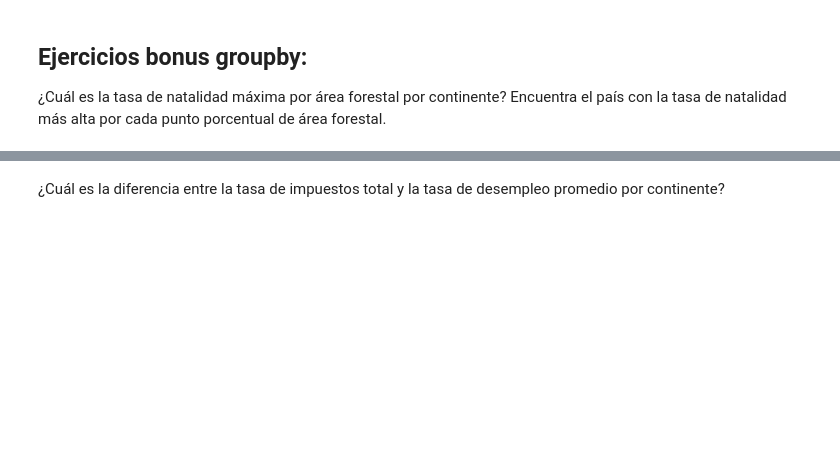
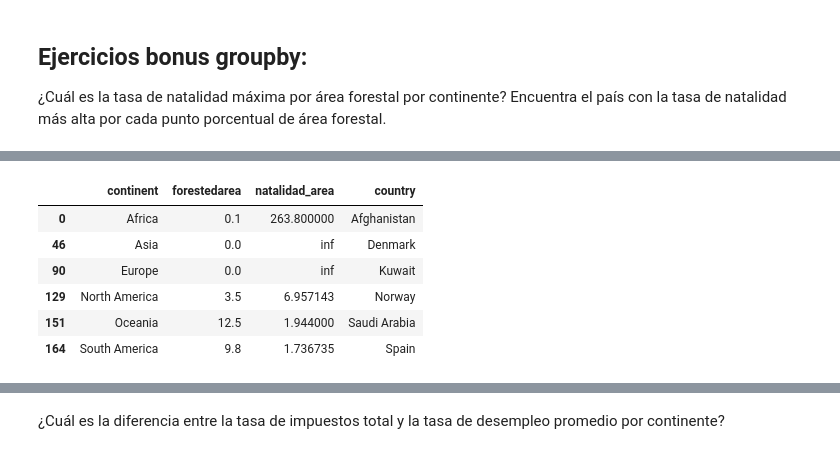
Before and after one commit to karinem0/promoG-modulo3-sprint1-pairprogramming-Fedra-Karine, a Jupyter notebook: 5.Agrupacion_datos_apply_Pair_programming.ipynb, the cells around one changed output, grey strips where cells are left out. Cells and saved outputs as stored; diff of their text form; code cells hidden in the pictures; blank space fills up the shorter version.

Commit message:
nuevos cambios pair 5

```diff
--- a/5.Agrupacion_datos_apply_Pair_programming.ipynb
+++ b/5.Agrupacion_datos_apply_Pair_programming.ipynb
@@ -466,3 +610,12 @@ Encuentra el país con la tasa de maternidad más alta por punto porcentual de t
 ## Ejercicios bonus groupby:
 
 ¿Cuál es la tasa de natalidad máxima por área forestal por continente? Encuentra el país con la tasa de natalidad más alta por cada punto porcentual de área forestal.
+# %%
+natalidad = df_world.groupby(['continent', 'forestedarea']).agg({'birthrate': 'max', 'forestedarea' : 'mean'})
+# Calculamos la tasa de natalidad por area forestal:
+natalidad_area =  natalidad['birthrate'] / natalidad['forestedarea']
+# Lo sacamos como data frame y renombras columna 0 para mejor comprensión:
+df_natalidad_area = natalidad_area.reset_index()
+df_natalidad_area.rename(columns={0:'natalidad_area'}, inplace=True)
+# Comprobamos que los cambios se han hecho correctamente:
+df_natalidad_area.head(5)
@@ -468,0 +629,13 @@ Encuentra el país con la tasa de maternidad más alta por punto porcentual de t
+# %%
+# Respuesta que nos da chatgpt: ¡REVISAR!
+df_natalidad_area_max = df_natalidad_area.loc[df_natalidad_area.groupby('continent')['natalidad_area'].idxmax()]
+df_natalidad_area_max['country'] = df_world.loc[df_natalidad_area_max.index]['country']
+df_natalidad_area_max
+# %% [output]
+|  | continent | forestedarea | natalidad_area | country |
+| 0 | Africa | 0.1 | 263.800000 | Afghanistan |
+| 46 | Asia | 0.0 | inf | Denmark |
+| 90 | Europe | 0.0 | inf | Kuwait |
+| 129 | North America | 3.5 | 6.957143 | Norway |
+| 151 | Oceania | 12.5 | 1.944000 | Saudi Arabia |
+| 164 | South America | 9.8 | 1.736735 | Spain |
```
Also changed, not shown: parts of 20 cells of this notebook, 1 other file.
